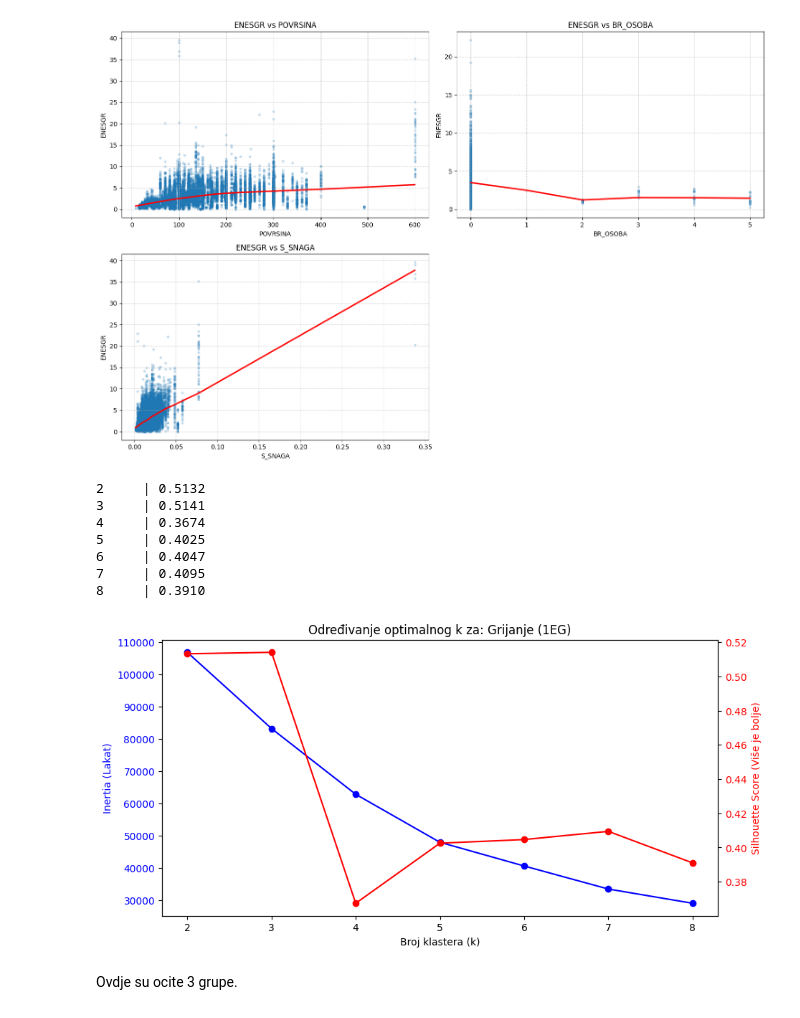
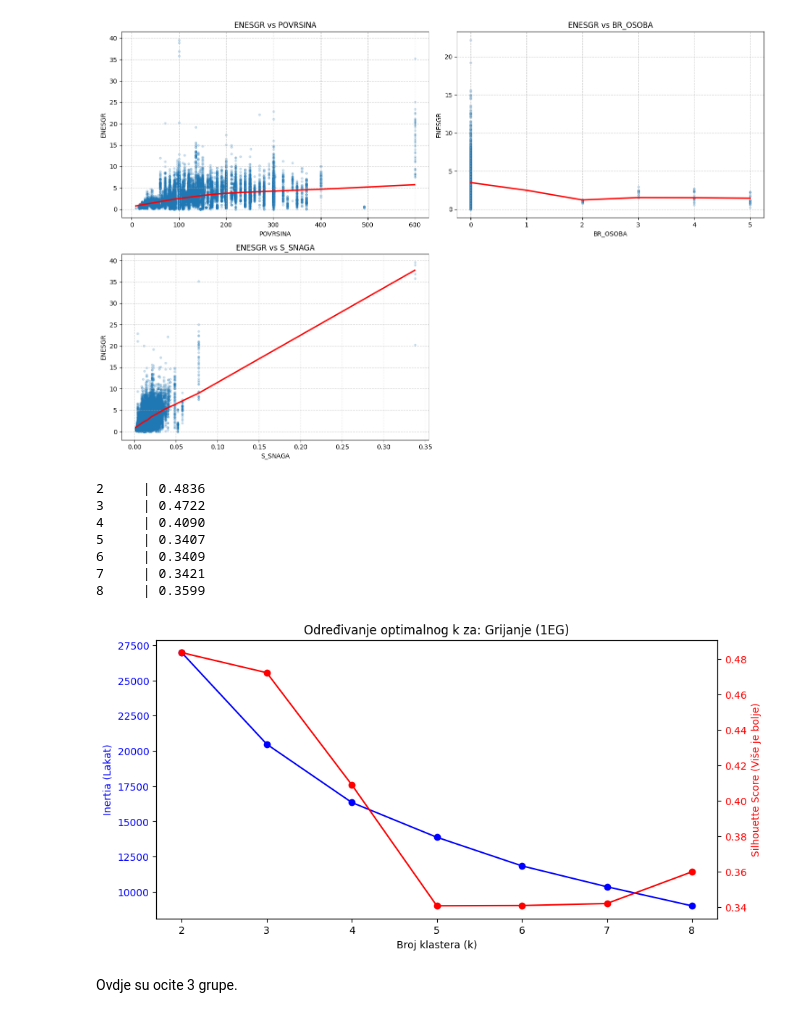
Before and after one commit to IvanDzanija/AnomalyDetection, a Jupyter notebook: notebooks/1EG.ipynb, the cells around one changed output. Saved outputs shown, nothing was run; the diff lists cells and outputs as text; code cells hidden in the pictures.

```diff
--- a/notebooks/1EG.ipynb
+++ b/notebooks/1EG.ipynb
@@ -165,6 +165,8 @@ Data columns (total 9 columns):
  8   SEZONA_NUM  66394 non-null  float64
 dtypes: category(1), float64(5), int64(3)
 memory usage: 6.3 MB
+# %%
+target = "ENESGR"
 # %% [markdown]
 ## Grafovi
 # %% [markdown]
@@ -232,10 +234,13 @@ Ovime smo se uvjerili da broj osoba ima zanemariv ucinak na ukupnu potrosnju ene
 # %%
 from sklearn.metrics import silhouette_score
 
-def find_optimal_k(data, features, title):
+def find_optimal_k(data, features, title, target=None):
     """
     Metoda za trazenje optimaknog broja grupa k nad podatcima i znacajkama
     """
+    features = features.copy()
+    if target is not None:
+        features.append(target)
 
     X_sub = data[features].dropna()
 
@@ -293,8 +298,11 @@ Najbolji odabir broja grupa je 3, 4 ili 5 iz ovoga. Nastavljamo sa 3 grupe.
 # %%
-def perform_clustering(data, features, n_clusters=4):
+def perform_clustering(data, features, n_clusters=4, target=None):
     """
     Metoda za grupiranje podataka.
     """
+    features = features.copy()
+    if target is not None:
+        features.append(target)
     df_sub = data[features].dropna().copy()
     scaler = StandardScaler()
     scaled_data = scaler.fit_transform(df_sub)
@@ -750,17 +765,17 @@ diagnose_features(df_WIN, ['POVRSINA', 'BR_OSOBA', 'S_SNAGA'], 'ENESGR')
 # %% [output]
 [figure]
 # %%
-_features = ["S_SNAGA", 'POVRSINA']
-find_optimal_k(df, _features, "Grijanje (1EG)")
+_features = ['POVRSINA']
+find_optimal_k(df_WIN, _features, "Grijanje (1EG)", target)
 # %% [output]
-2     | 0.5132
-3     | 0.5141
-4     | 0.3674
-5     | 0.4025
-6     | 0.4047
-7     | 0.4095
-8     | 0.3910
+2     | 0.4836
+3     | 0.4722
+4     | 0.4090
+5     | 0.3407
+6     | 0.3409
+7     | 0.3421
+8     | 0.3599
-[figure, old version]
+[figure, new version]
 # %% [markdown]
 Ovdje su ocite 3 grupe.
 # %%
```
Also changed, not shown: parts of 19 cells of this notebook.
